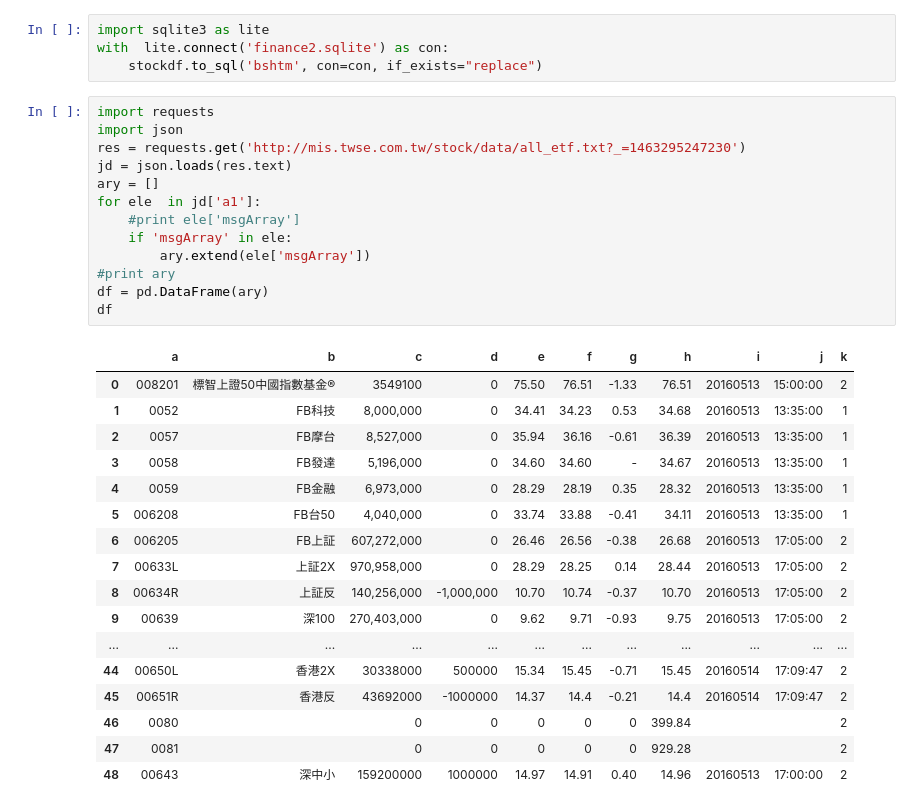
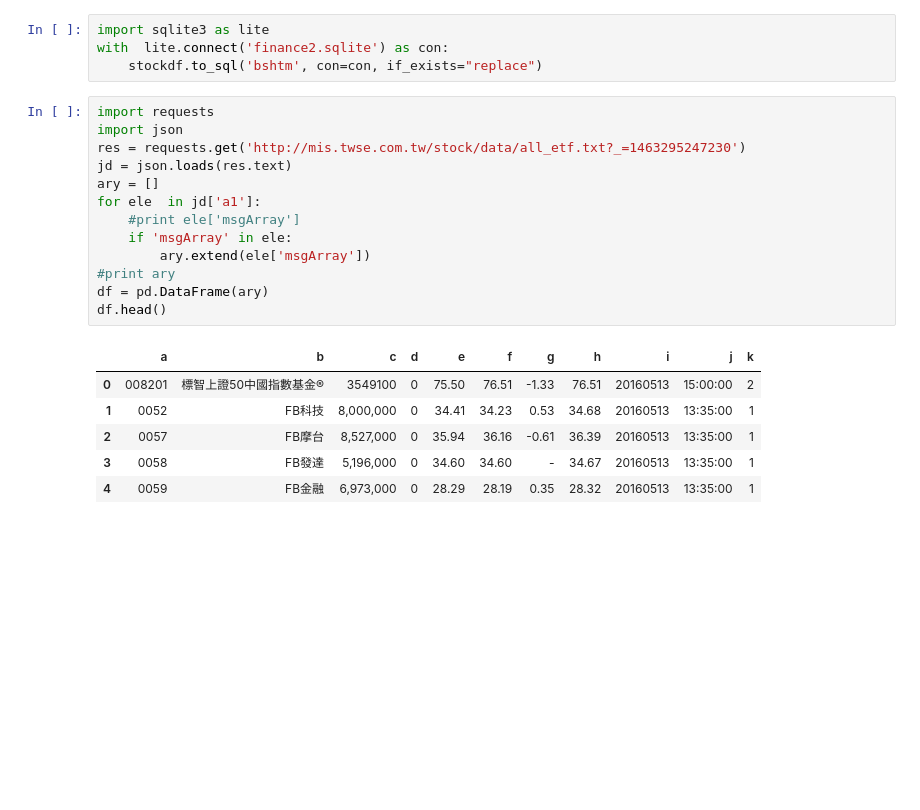
Before and after one commit to ywchiu/pyfinance, a Jupyter notebook: 20160515Demo.ipynb, the cells around one changed output. Saved outputs shown, nothing was run; the diff lists cells and outputs as text; blank space fills up the shorter version.

```diff
--- a/20160515Demo.ipynb
+++ b/20160515Demo.ipynb
@@ -743,31 +743,20 @@ with  lite.connect('finance2.sqlite') as con:
 # %%
 import requests
 import json
 res = requests.get('http://mis.twse.com.tw/stock/data/all_etf.txt?_=1463295247230')
 jd = json.loads(res.text)
 ary = []
 for ele  in jd['a1']:
     #print ele['msgArray']
     if 'msgArray' in ele:
         ary.extend(ele['msgArray'])
 #print ary
 df = pd.DataFrame(ary)
-df
+df.head()
 # %% [output]
 |  | a | b | c | d | e | f | g | h | i | j | k |
 | 0 | 008201 | 標智上證50中國指數基金® | 3549100 | 0 | 75.50 | 76.51 | -1.33 | 76.51 | 20160513 | 15:00:00 | 2 |
 | 1 | 0052 | FB科技 | 8,000,000 | 0 | 34.41 | 34.23 | 0.53 | 34.68 | 20160513 | 13:35:00 | 1 |
 | 2 | 0057 | FB摩台 | 8,527,000 | 0 | 35.94 | 36.16 | -0.61 | 36.39 | 20160513 | 13:35:00 | 1 |
 | 3 | 0058 | FB發達 | 5,196,000 | 0 | 34.60 | 34.60 | - | 34.67 | 20160513 | 13:35:00 | 1 |
 | 4 | 0059 | FB金融 | 6,973,000 | 0 | 28.29 | 28.19 | 0.35 | 28.32 | 20160513 | 13:35:00 | 1 |
-| 5 | 006208 | FB台50 | 4,040,000 | 0 | 33.74 | 33.88 | -0.41 | 34.11 | 20160513 | 13:35:00 | 1 |
-| 6 | 006205 | FB上証 | 607,272,000 | 0 | 26.46 | 26.56 | -0.38 | 26.68 | 20160513 | 17:05:00 | 2 |
-| 7 | 00633L | 上証2X | 970,958,000 | 0 | 28.29 | 28.25 | 0.14 | 28.44 | 20160513 | 17:05:00 | 2 |
-| 8 | 00634R | 上証反 | 140,256,000 | -1,000,000 | 10.70 | 10.74 | -0.37 | 10.70 | 20160513 | 17:05:00 | 2 |
-| 9 | 00639 | 深100 | 270,403,000 | 0 | 9.62 | 9.71 | -0.93 | 9.75 | 20160513 | 17:05:00 | 2 |
-| ... | ... | ... | ... | ... | ... | ... | ... | ... | ... | ... | ... |
-| 44 | 00650L | 香港2X | 30338000 | 500000 | 15.34 | 15.45 | -0.71 | 15.45 | 20160514 | 17:09:47 | 2 |
-| 45 | 00651R | 香港反 | 43692000 | -1000000 | 14.37 | 14.4 | -0.21 | 14.4 | 20160514 | 17:09:47 | 2 |
-| 46 | 0080 |  | 0 | 0 | 0 | 0 | 0 | 399.84 |  |  | 2 |
-| 47 | 0081 |  | 0 | 0 | 0 | 0 | 0 | 929.28 |  |  | 2 |
-| 48 | 00643 | 深中小 | 159200000 | 1000000 | 14.97 | 14.91 | 0.40 | 14.96 | 20160513 | 17:00:00 | 2 |
```
Also changed, not shown: parts of 3 cells of this notebook.
